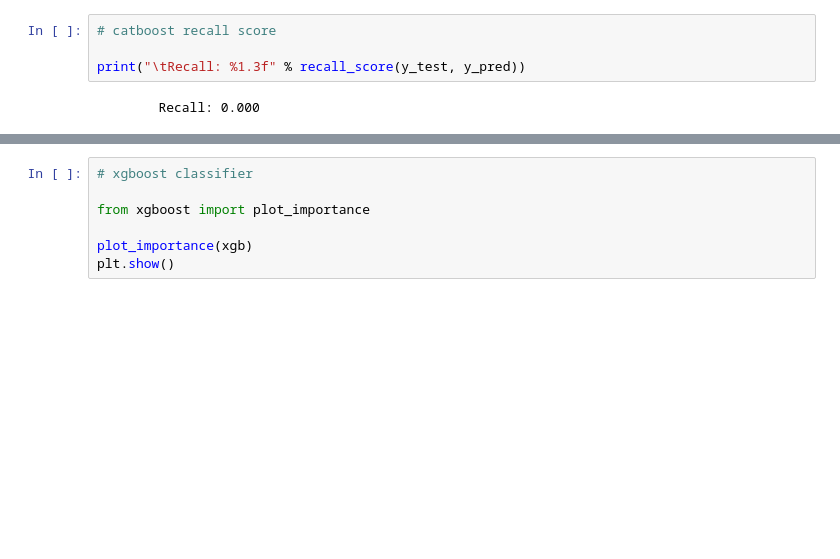
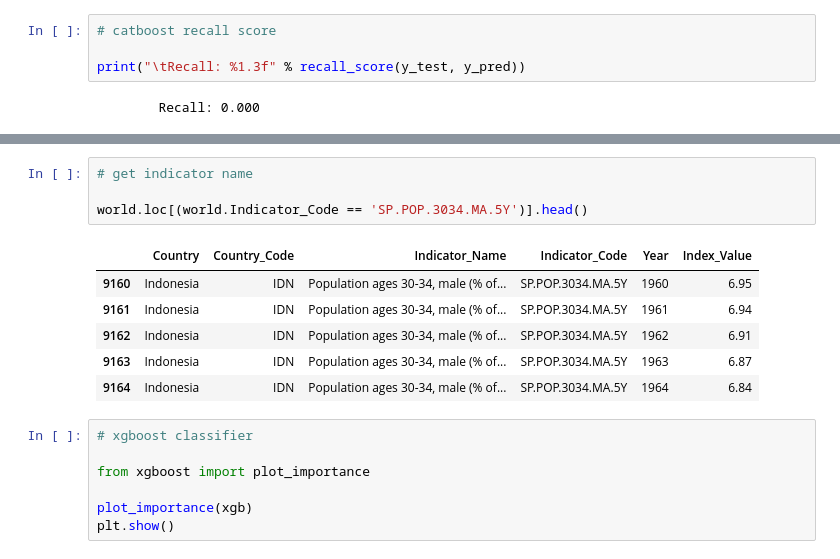
Before and after one commit to milabknowin/Thinkful, a Jupyter notebook: Unsupervised_Learning/Capstone/Global_Fertility_Final_Capstone.ipynb, the cells around one changed output, grey strips where cells are left out. Cells and saved outputs as stored; diff of their text form; blank space fills up the shorter version.

```diff
--- a/Unsupervised_Learning/Capstone/Global_Fertility_Final_Capstone.ipynb
+++ b/Unsupervised_Learning/Capstone/Global_Fertility_Final_Capstone.ipynb
@@ -557,3 +577,14 @@ Country_Code_PAK                        0.01
+# %%
+# get indicator name
+
+world.loc[(world.Indicator_Code == 'SP.POP.3034.MA.5Y')].head()
+# %% [output]
+|  | Country | Country_Code | Indicator_Name | Indicator_Code | Year | Index_Value |
+| 9160 | Indonesia | IDN | Population ages 30-34, male (% of... | SP.POP.3034.MA.5Y | 1960 | 6.95 |
+| 9161 | Indonesia | IDN | Population ages 30-34, male (% of... | SP.POP.3034.MA.5Y | 1961 | 6.94 |
+| 9162 | Indonesia | IDN | Population ages 30-34, male (% of... | SP.POP.3034.MA.5Y | 1962 | 6.91 |
+| 9163 | Indonesia | IDN | Population ages 30-34, male (% of... | SP.POP.3034.MA.5Y | 1963 | 6.87 |
+| 9164 | Indonesia | IDN | Population ages 30-34, male (% of... | SP.POP.3034.MA.5Y | 1964 | 6.84 |
 # %%
 # xgboost classifier
 
```
Also changed, not shown: parts of 28 cells of this notebook.
